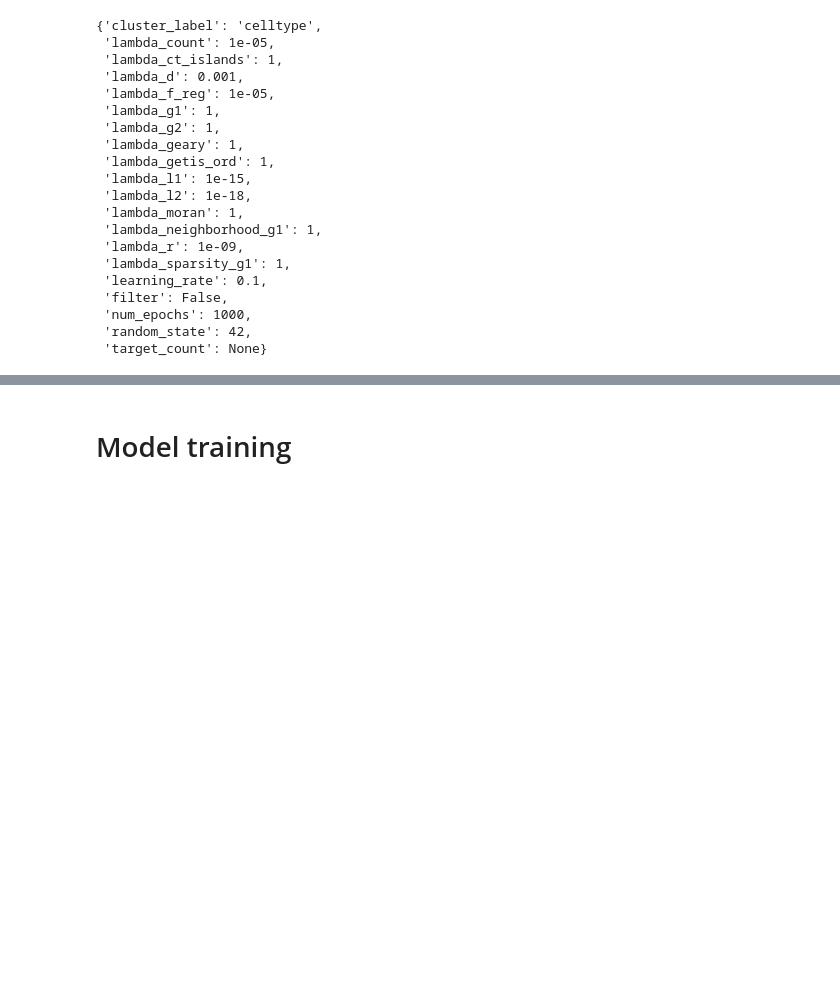
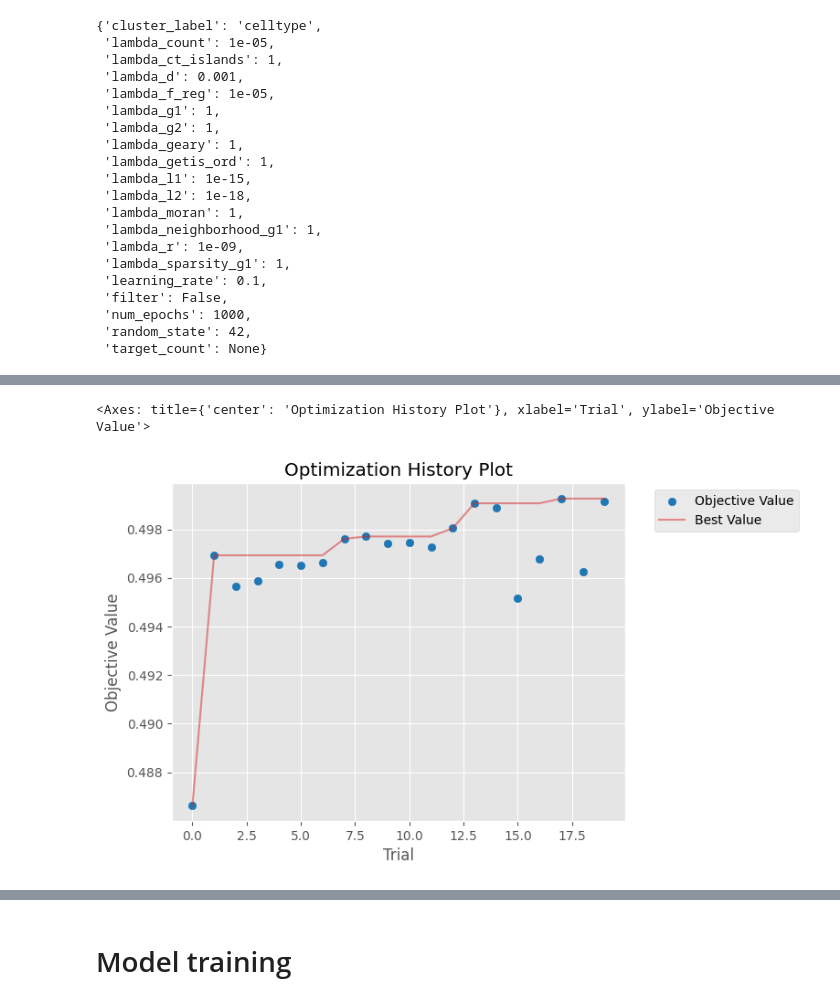
Before and after one commit to enric-bazz/tangramlit_dev, a Jupyter notebook: Notebooks/dataset1_trainval.ipynb, the cells around one changed output, grey strips where cells are left out. Saved outputs shown, nothing was run; the diff lists cells and outputs as text; code cells hidden in the pictures; blank space fills up the shorter version.

```diff
--- a/Notebooks/dataset1_trainval.ipynb
+++ b/Notebooks/dataset1_trainval.ipynb
@@ -245,0 +120,6 @@ print(len(val_genes), "validation genes: ", val_genes[0:10], "...")
+# %%
+study_name = "tangram_tuning_Dataset1_no_filtering"
+study_path = "/nfsd/sysbiobig/bazzaccoen/tangramlit_dev/results/Dataset1/"
+storage = f"sqlite:///{study_path}{study_name}.db"
+n_trials = 20
+resume = True
@@ -245,0 +334,9 @@ print(len(val_genes), "validation genes: ", val_genes[0:10], "...")
+# %%
+import optuna
+from optuna.visualization.matplotlib import plot_optimization_history
+
+study = optuna.load_study(study_name=study_name, storage=storage)
+plot_optimization_history(study)
+# %% [output]
+<Axes: title={'center': 'Optimization History Plot'}, xlabel='Trial', ylabel='Objective Value'>
+[figure, added]
```
Also changed, not shown: parts of 53 cells of this notebook, 4 other files.
